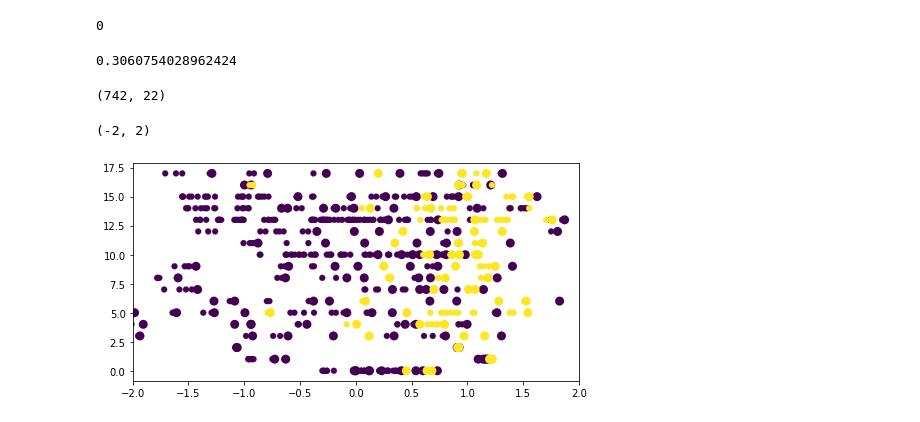
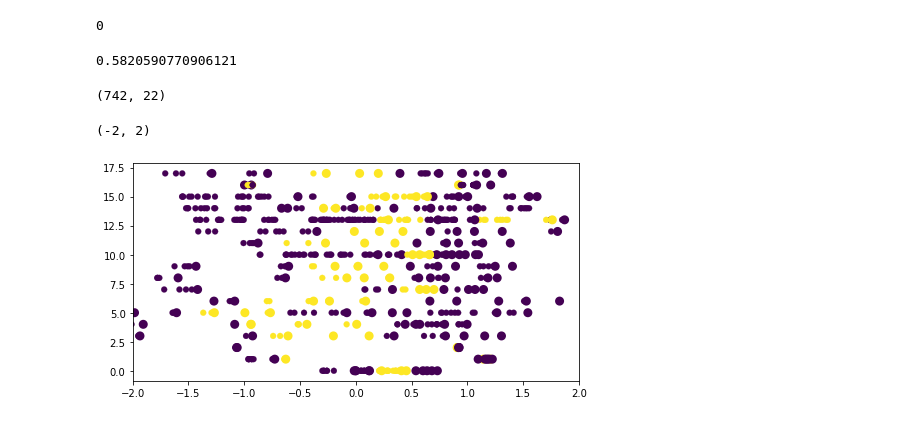
Before and after one commit to YangAzure/CSEDMDataChallenge, a Jupyter notebook: preprocess.ipynb, the cells around one changed output. Saved outputs shown, nothing was run; the diff lists cells and outputs as text; code cells hidden in the pictures.

Commit message:
Updated split for assignmentID

```diff
--- a/preprocess.ipynb
+++ b/preprocess.ipynb
@@ -272,7 +318,7 @@ plt.scatter(assignment1['MedSuccess'], y, c='blue')
 <matplotlib.collections.PathCollection at 0x...>
 [figure]
 # %%
-last_problems = problem_stats.groupby(PS2.AssignmentID).apply(lambda rows: list(rows[PS2.ProblemID][rows['MedTime'].argsort()][-3:]))
-last_problems
+late_problems = problem_stats.groupby(PS2.AssignmentID).apply(lambda rows: list(rows[PS2.ProblemID][rows['MedTime'].argsort()][-3:]))
+late_problems
 # %% [output]
 AssignmentID
@@ -284,5 +330,5 @@ AssignmentID
 dtype: object
 # %%
-test_problem_ids = [st for row in last_problems for st in row]
-test_problem_ids
+late_problem_ids_old = [st for row in last_problems for st in row]
+late_problem_ids_old
 # %% [output]
@@ -290,6 +336,6 @@ test_problem_ids
 # %%
-runs_time['IsLateProblem'] = runs_time[PS2.ProblemID].apply(lambda problem_id: problem_id in test_problem_ids)
-runs_time.head()
+runs_time['IsLateProblemInAssignment'] = runs_time[PS2.ProblemID].isin(late_problem_ids_old)
+runs_time.head(15)
 # %% [output]
 |  | Order | SubjectID | ToolInstances | ServerTimestamp | ServerTimezone | CourseID | CourseSectionID | ... |
 | 1559 | 1559 | 036ad3e516c5bf3a4b3be35b137bcbb8 | Java 8; CodeWorkout | 2019-03-24T02:46:17 | 0 | CS 1 | 1 | ... |
@@ -329,9 +385,9 @@ np.sum(~runs_late['IsLateAttempt'] & runs_late['IsLateProblem'])
 0
 # %%
 # 30% of attempts at early problems occurred after the first attempt at a late problem
-np.sum(runs_late['IsLateAttempt'] & ~runs_late['IsLateProblem']) / np.sum(~runs_late['IsLateProblem'])
+np.sum(runs_late['IsLateAttempt'] & ~runs_late['IsLateProblemInAssignment']) / np.sum(~runs_late['IsLateProblemInAssignment'])
 # %% [output]
-0.3060754028962424
+0.5820590770906121
 # %%
 np.random.seed(1234)
 subjects_sample = np.random.choice(runs_time[PS2.SubjectID].unique(), 20)
@@ -342,12 +398,12 @@ assignment_sample.shape
 # %%
 subject_ids = assignment_sample[PS2.SubjectID]
 distinct_subject_ids = subject_ids.unique()
 subject_indices = [sorted(distinct_subject_ids).index(x) for x in subject_ids]
-colors = [viridis(float(i)) for i in assignment_sample['IsLateProblem']]
+colors = [viridis(float(i)) for i in assignment_sample['IsLateProblemInAssignment']]
 subject_times_norm = assignment_sample.groupby('SubjectID')['TimeInt'].transform(lambda x: (x - x.mean()) / x.std())
 widths = list(assignment_sample[PS2.Score].apply(lambda x: 0.2 if x < 1 else 3))
 plt.scatter(x=subject_times_norm, y=subject_indices, color=colors, linewidths=widths, edgecolors=None)
 plt.xlim([-2, 2])
 # %% [output]
 (-2, 2)
-[figure, old version]
+[figure, new version]
```
Also changed, not shown: parts of 22 cells of this notebook, 2 other files.
